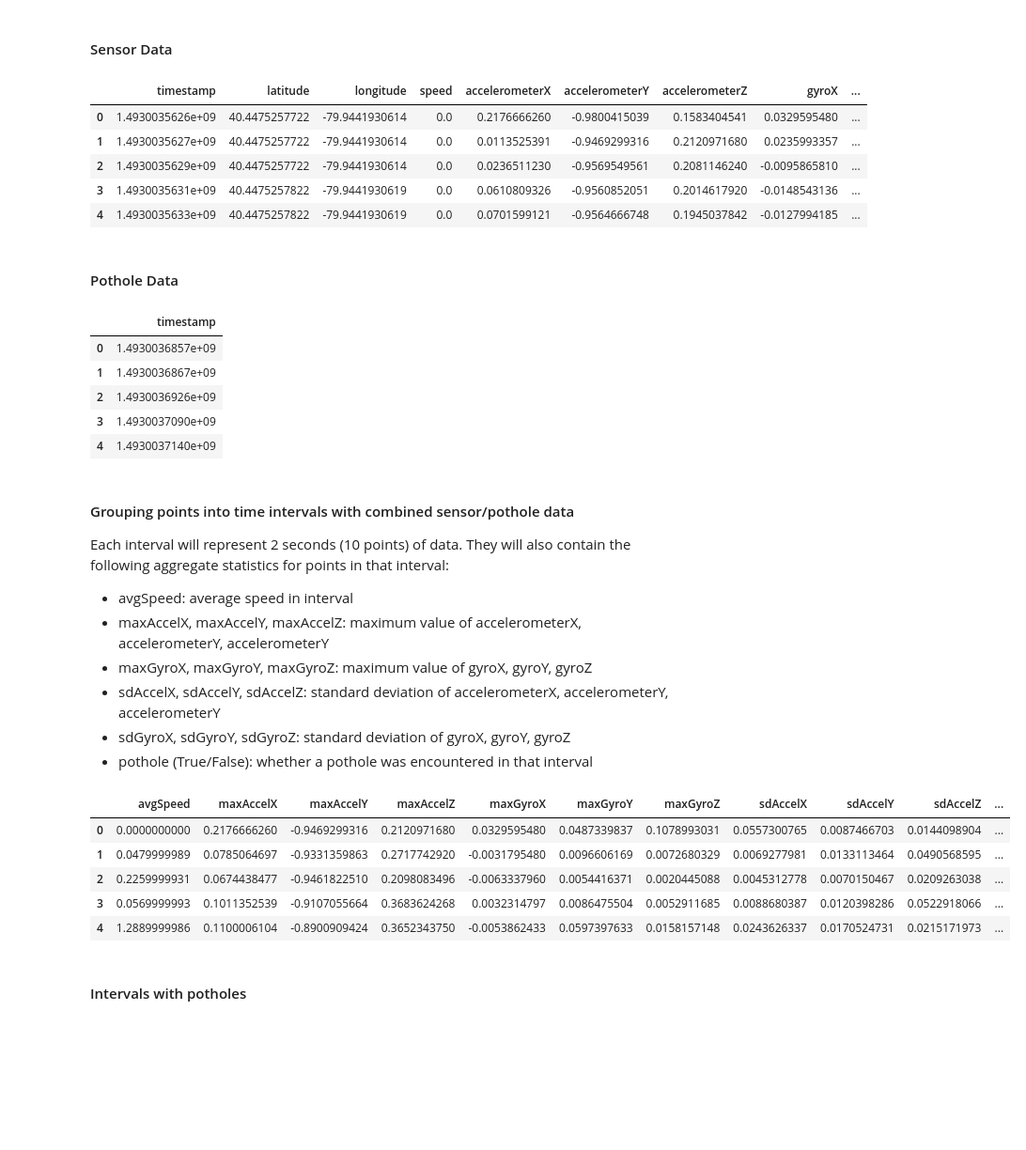
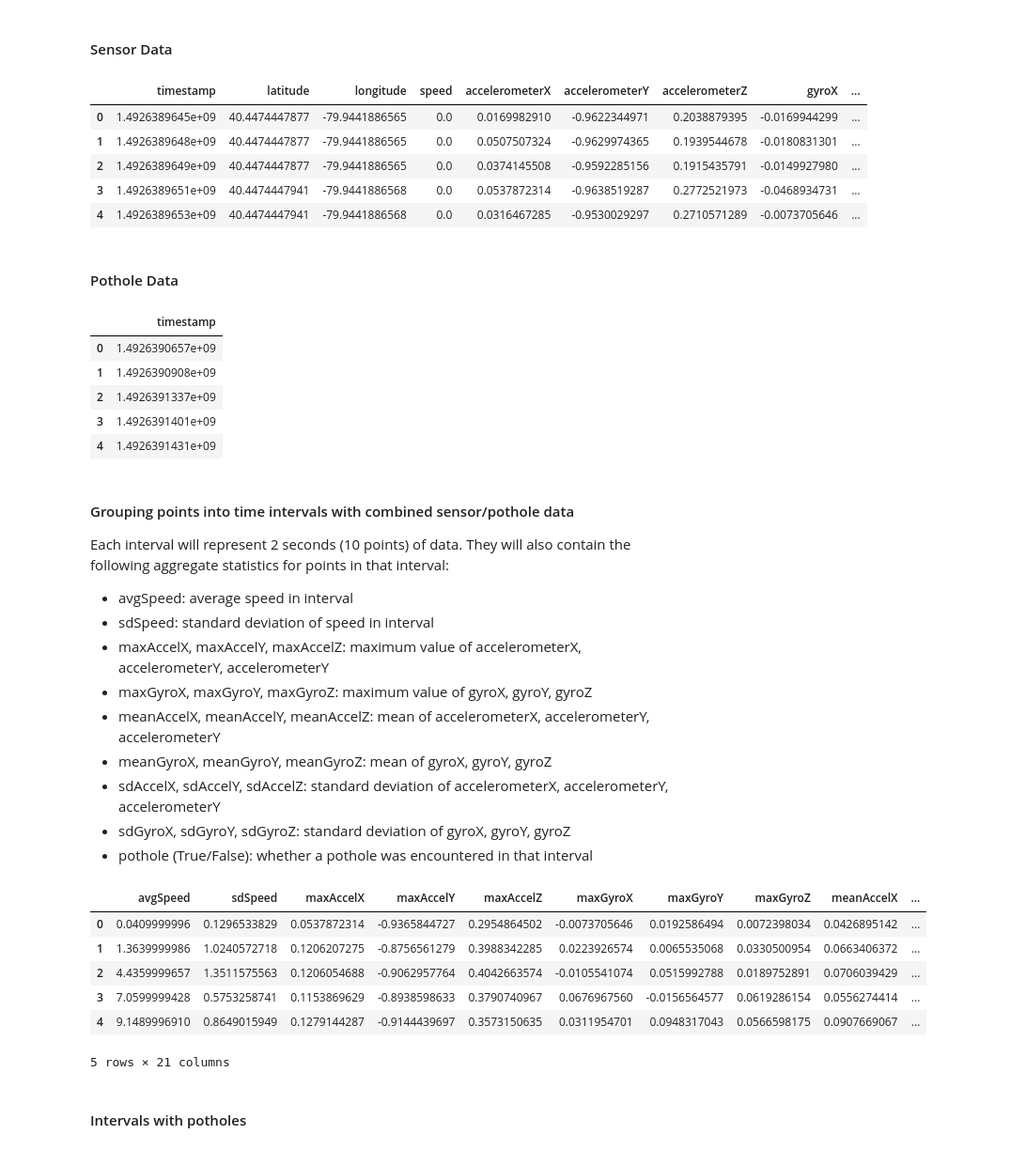
Before and after one commit to shouvikmani/Intelligent-Pothole-Detection, a Jupyter notebook: data_processing.ipynb, the cells around one changed output. Shown: that part at 94% size. Drawn from its saved outputs; the diff is of its cells as text; code cells hidden in the pictures; blank space fills up the shorter version.

Commit message:
Including mean aggregate statistics in time intervals

```diff
--- a/data_processing.ipynb
+++ b/data_processing.ipynb
@@ -7,9 +7,9 @@ import pandas as pd
 pd.options.display.max_rows = 100
 pd.set_option('display.precision', 10)  #for displaying timestamps
 # %%
-sensorsFilePath = 'data/Pothole_Non_Pothole/trip6_sensors.csv'
-potholesFilePath = 'data/Pothole_Non_Pothole/trip6_potholes.csv'
-combinedFilePath = 'data/Pothole_Non_Pothole/trip6_intervals.csv'
+sensorsFilePath = 'data/Pothole_Non_Pothole/trip1_sensors.csv'
+potholesFilePath = 'data/Pothole_Non_Pothole/trip1_potholes.csv'
+combinedFilePath = 'data/Pothole_Non_Pothole/trip1_intervals.csv'
 sensorsDF = pd.read_csv(sensorsFilePath)
 potholesDF = pd.read_csv(potholesFilePath)
 # %% [markdown]
@@ -18,75 +18,80 @@ potholesDF = pd.read_csv(potholesFilePath)
 sensorsDF.head()
 # %% [output]
 |  | timestamp | latitude | longitude | speed | accelerometerX | accelerometerY | accelerometerZ | gyroX | ... |
-| 0 | 1.4930035626e+09 | 40.4475257722 | -79.9441930614 | 0.0 | 0.2176666260 | -0.9800415039 | 0.1583404541 | 0.0329595480 | ... |
-| 1 | 1.4930035627e+09 | 40.4475257722 | -79.9441930614 | 0.0 | 0.0113525391 | -0.9469299316 | 0.2120971680 | 0.0235993357 | ... |
-| 2 | 1.4930035629e+09 | 40.4475257722 | -79.9441930614 | 0.0 | 0.0236511230 | -0.9569549561 | 0.2081146240 | -0.0095865810 | ... |
-| 3 | 1.4930035631e+09 | 40.4475257822 | -79.9441930619 | 0.0 | 0.0610809326 | -0.9560852051 | 0.2014617920 | -0.0148543136 | ... |
-| 4 | 1.4930035633e+09 | 40.4475257822 | -79.9441930619 | 0.0 | 0.0701599121 | -0.9564666748 | 0.1945037842 | -0.0127994185 | ... |
+| 0 | 1.4926389645e+09 | 40.4474447877 | -79.9441886565 | 0.0 | 0.0169982910 | -0.9622344971 | 0.2038879395 | -0.0169944299 | ... |
+| 1 | 1.4926389648e+09 | 40.4474447877 | -79.9441886565 | 0.0 | 0.0507507324 | -0.9629974365 | 0.1939544678 | -0.0180831301 | ... |
+| 2 | 1.4926389649e+09 | 40.4474447877 | -79.9441886565 | 0.0 | 0.0374145508 | -0.9592285156 | 0.1915435791 | -0.0149927980 | ... |
+| 3 | 1.4926389651e+09 | 40.4474447941 | -79.9441886568 | 0.0 | 0.0537872314 | -0.9638519287 | 0.2772521973 | -0.0468934731 | ... |
+| 4 | 1.4926389653e+09 | 40.4474447941 | -79.9441886568 | 0.0 | 0.0316467285 | -0.9530029297 | 0.2710571289 | -0.0073705646 | ... |
 # %% [markdown]
 #### Pothole Data
 # %%
 potholesDF.head()
 # %% [output]
 |  | timestamp |
-| 0 | 1.4930036857e+09 |
-| 1 | 1.4930036867e+09 |
-| 2 | 1.4930036926e+09 |
-| 3 | 1.4930037090e+09 |
-| 4 | 1.4930037140e+09 |
+| 0 | 1.4926390657e+09 |
+| 1 | 1.4926390908e+09 |
+| 2 | 1.4926391337e+09 |
+| 3 | 1.4926391401e+09 |
+| 4 | 1.4926391431e+09 |
 # %% [markdown]
 #### Grouping points into time intervals with combined sensor/pothole data
 
 Each interval will represent 2 seconds (10 points) of data. They will also contain the following aggregate statistics for points in that interval:
 
 - avgSpeed: average speed in interval
+- sdSpeed: standard deviation of speed in interval
 - maxAccelX, maxAccelY, maxAccelZ: maximum value of accelerometerX, accelerometerY, accelerometerY
 - maxGyroX, maxGyroY, maxGyroZ: maximum value of gyroX, gyroY, gyroZ
+- meanAccelX, meanAccelY, meanAccelZ: mean of accelerometerX, accelerometerY, accelerometerY
+- meanGyroX, meanGyroY, meanGyroZ: mean of gyroX, gyroY, gyroZ
 - sdAccelX, sdAccelY, sdAccelZ: standard deviation of accelerometerX, accelerometerY, accelerometerY
 - sdGyroX, sdGyroY, sdGyroZ: standard deviation of gyroX, gyroY, gyroZ
 - pothole (True/False): whether a pothole was encountered in that interval
 # %%
 # Time window (2 seconds) in number of points
 # 5 points = 1 second
 window = 10
 
 def intervalHasPothole(intervalStart, intervalEnd, potholesDF):
     potholeTimestamps = potholesDF['timestamp']
     for index, potholeTime in potholeTimestamps.iteritems():
         if intervalStart < potholeTime and potholeTime <= intervalEnd:
             return True
     return False
 
-intervalsDF = pd.DataFrame(columns=['avgSpeed', 'maxAccelX', 'maxAccelY', 'maxAccelZ',
-                                    'maxGyroX', 'maxGyroY', 'maxGyroZ', 'sdAccelX',
-                                    'sdAccelY', 'sdAccelZ', 'sdGyroX', 'sdGyroY',
-                                    'sdGyroZ', 'pothole'])
+intervalsDF = pd.DataFrame(columns=['avgSpeed', 'sdSpeed', 'maxAccelX', 'maxAccelY', 'maxAccelZ',
+                                    'maxGyroX', 'maxGyroY', 'maxGyroZ', 'meanAccelX', 'meanAccelY',
+                                    'meanAccelZ', 'meanGyroX', 'meanGyroY', 'meanGyroZ', 'sdAccelX',
+                                    'sdAccelY', 'sdAccelZ', 'sdGyroX', 'sdGyroY', 'sdGyroZ', 'pothole'])
 for i in xrange(0, len(sensorsDF), window):
     intervalIndex = len(intervalsDF)
     interval = sensorsDF[i:i+10]
     intervalStart = list(interval['timestamp'])[0]
     intervalEnd = list(interval['timestamp'])[-1]
-    avgSpeed = interval['speed'].mean()
-    maxAccelX, sdAccelX = interval['accelerometerX'].max(), interval['accelerometerX'].std()
-    maxAccelY, sdAccelY = interval['accelerometerY'].max(), interval['accelerometerY'].std()
-    maxAccelZ, sdAccelZ = interval['accelerometerZ'].max(), interval['accelerometerZ'].std()
-    maxGyroX, sdGyroX = interval['gyroX'].max(), interval['gyroX'].std()
-    maxGyroY, sdGyroY = interval['gyroY'].max(), interval['gyroY'].std()
-    maxGyroZ, sdGyroZ = interval['gyroZ'].max(), interval['gyroZ'].std()
+    avgSpeed, sdSpeed = interval['speed'].mean(), interval['speed'].std()
+    meanAccelX, maxAccelX, sdAccelX = interval['accelerometerX'].mean(), interval['accelerometerX'].max(), interval['accelerometerX'].std()
+    meanAccelY, maxAccelY, sdAccelY = interval['accelerometerY'].mean(), interval['accelerometerY'].max(), interval['accelerometerY'].std()
+    meanAccelZ, maxAccelZ, sdAccelZ = interval['accelerometerZ'].mean(), interval['accelerometerZ'].max(), interval['accelerometerZ'].std()
+    meanGyroX, maxGyroX, sdGyroX = interval['gyroX'].mean(), interval['gyroX'].max(), interval['gyroX'].std()
+    meanGyroY, maxGyroY, sdGyroY = interval['gyroY'].mean(), interval['gyroY'].max(), interval['gyroY'].std()
+    meanGyroZ, maxGyroZ, sdGyroZ = interval['gyroZ'].mean(), interval['gyroZ'].max(), interval['gyroZ'].std()
     pothole = intervalHasPothole(intervalStart, intervalEnd, potholesDF)
-    intervalSummary = [avgSpeed, maxAccelX, maxAccelY, maxAccelZ, maxGyroX, maxGyroY,
-                       maxGyroZ, sdAccelX, sdAccelY, sdAccelZ, sdGyroX, sdGyroY,
+    intervalSummary = [avgSpeed, sdSpeed, maxAccelX, maxAccelY, maxAccelZ, maxGyroX, maxGyroY,
+                       maxGyroZ, meanAccelX, meanAccelY, meanAccelZ, meanGyroX, meanGyroY,
+                       meanGyroZ, sdAccelX, sdAccelY, sdAccelZ, sdGyroX, sdGyroY,
                        sdGyroZ, pothole]
     intervalsDF.loc[intervalIndex] = intervalSummary
 
 intervalsDF.head()
 # %% [output]
-|  | avgSpeed | maxAccelX | maxAccelY | maxAccelZ | maxGyroX | maxGyroY | maxGyroZ | sdAccelX | sdAccelY | sdAccelZ | ... |
-| 0 | 0.0000000000 | 0.2176666260 | -0.9469299316 | 0.2120971680 | 0.0329595480 | 0.0487339837 | 0.1078993031 | 0.0557300765 | 0.0087466703 | 0.0144098904 | ... |
-| 1 | 0.0479999989 | 0.0785064697 | -0.9331359863 | 0.2717742920 | -0.0031795480 | 0.0096606169 | 0.0072680329 | 0.0069277981 | 0.0133113464 | 0.0490568595 | ... |
-| 2 | 0.2259999931 | 0.0674438477 | -0.9461822510 | 0.2098083496 | -0.0063337960 | 0.0054416371 | 0.0020445088 | 0.0045312778 | 0.0070150467 | 0.0209263038 | ... |
-| 3 | 0.0569999993 | 0.1011352539 | -0.9107055664 | 0.3683624268 | 0.0032314797 | 0.0086475504 | 0.0052911685 | 0.0088680387 | 0.0120398286 | 0.0522918066 | ... |
-| 4 | 1.2889999986 | 0.1100006104 | -0.8900909424 | 0.3652343750 | -0.0053862433 | 0.0597397633 | 0.0158157148 | 0.0243626337 | 0.0170524731 | 0.0215171973 | ... |
+|  | avgSpeed | sdSpeed | maxAccelX | maxAccelY | maxAccelZ | maxGyroX | maxGyroY | maxGyroZ | meanAccelX | ... |
+| 0 | 0.0409999996 | 0.1296533829 | 0.0537872314 | -0.9365844727 | 0.2954864502 | -0.0073705646 | 0.0192586494 | 0.0072398034 | 0.0426895142 | ... |
+| 1 | 1.3639999986 | 1.0240572718 | 0.1206207275 | -0.8756561279 | 0.3988342285 | 0.0223926574 | 0.0065535068 | 0.0330500954 | 0.0663406372 | ... |
+| 2 | 4.4359999657 | 1.3511575563 | 0.1206054688 | -0.9062957764 | 0.4042663574 | -0.0105541074 | 0.0515992788 | 0.0189752891 | 0.0706039429 | ... |
+| 3 | 7.0599999428 | 0.5753258741 | 0.1153869629 | -0.8938598633 | 0.3790740967 | 0.0676967560 | -0.0156564577 | 0.0619286154 | 0.0556274414 | ... |
+| 4 | 9.1489996910 | 0.8649015949 | 0.1279144287 | -0.9144439697 | 0.3573150635 | 0.0311954701 | 0.0948317043 | 0.0566598175 | 0.0907669067 | ... |
+5 rows × 21 columns
 # %% [markdown]
 #### Intervals with potholes
 # %%
```
Also changed, not shown: parts of 4 cells of this notebook, 1 other file.
